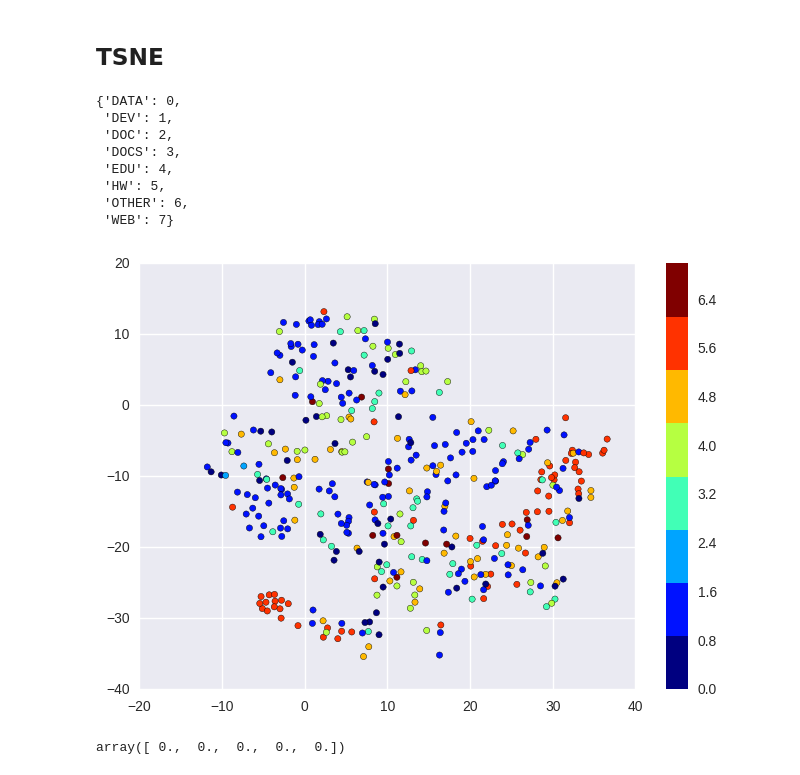
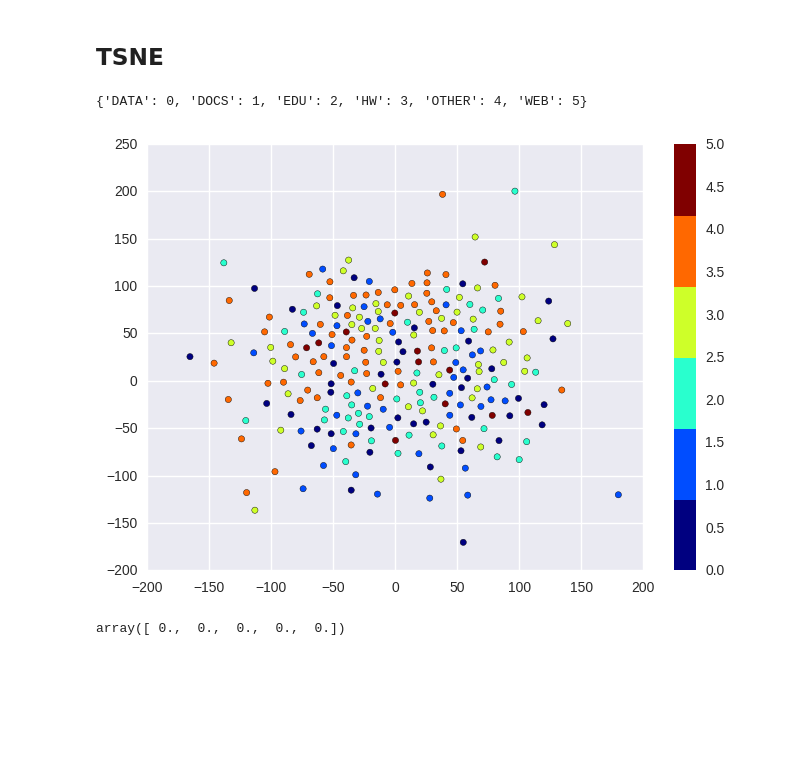
Before and after one commit to mbornstein/GithubRepoClassification, a Jupyter notebook: Data Visualization.ipynb, the cells around one changed output. Cells and saved outputs as stored; diff of their text form; code cells hidden in the pictures; blank space fills up the shorter version.

```diff
--- a/Data Visualization.ipynb
+++ b/Data Visualization.ipynb
@@ -133,36 +146,31 @@ None
 # %%
 import sklearn
 import sklearn.manifold
+# %%
+categories = np.array(importer.trainset.classification + importer.testset.classification)
+categories_nodev = categories[categories != 'DEV']
+X = norm_data[categories != 'DEV']
 # %%
-#X = data[['repo_size', 'open_issues', 'forks_count', 'up_to_dateness', 'file_count', 'watcher_count']]
-X = norm_data
 model = sklearn.manifold.TSNE(n_components=2, random_state=0)
 #np.set_printoptions(suppress=True)
 vis_data = model.fit_transform(X)
 
 # plot the result
 vis_x = vis_data[:, 0]
 vis_y = vis_data[:, 1]
 
-categories = importer.trainset.classification + importer.testset.classification
-cats = np.unique(categories)
+
+cats = np.unique(categories_nodev)
 cat_translate = dict(zip(cats, np.arange(len(cats))))
 
-color_mapping = [cat_translate[category] for category in categories]
+color_mapping = [cat_translate[category] for category in categories_nodev]
 
 plt.scatter(vis_x, vis_y, c=color_mapping, cmap=plt.cm.get_cmap("jet", len(cats)))
 plt.colorbar()
 cat_translate
 # %% [output]
-{'DATA': 0,
- 'DEV': 1,
- 'DOC': 2,
- 'DOCS': 3,
- 'EDU': 4,
- 'HW': 5,
- 'OTHER': 6,
- 'WEB': 7}
+{'DATA': 0, 'DOCS': 1, 'EDU': 2, 'HW': 3, 'OTHER': 4, 'WEB': 5}
-[figure, old version]
+[figure, new version]
 # %%
 t = np.ones((5, 6)) * np.arange(6)
 t = t.flatten()
```
Also changed, not shown: parts of 1 cell of this notebook, 3 other files.
